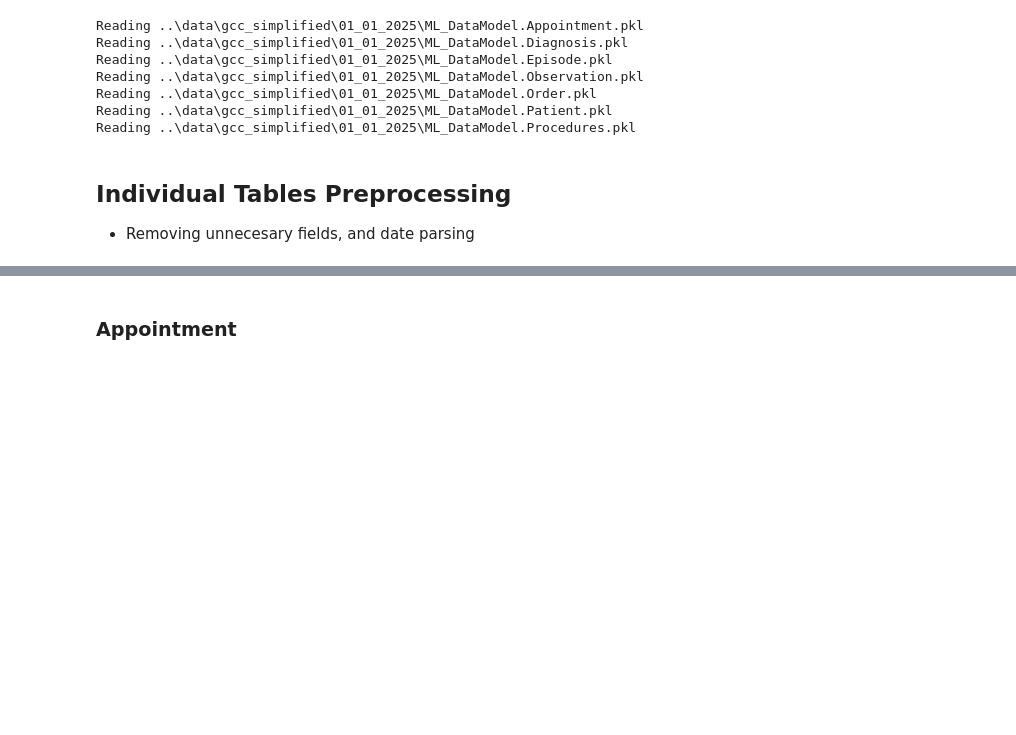
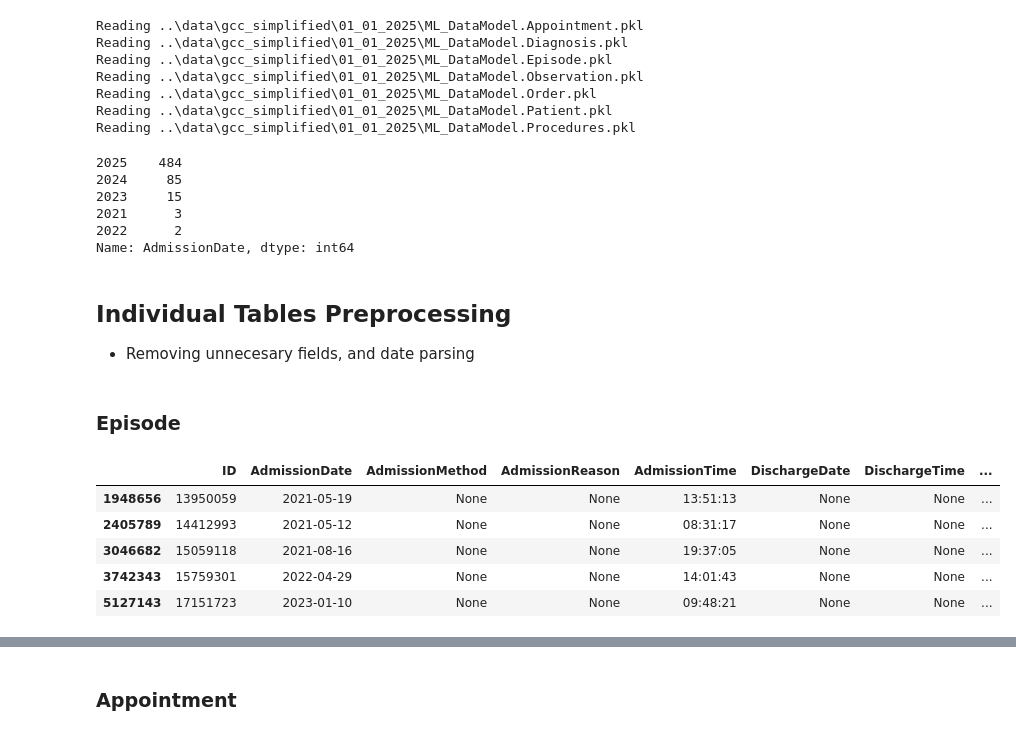
Before and after one commit to JorgeIvanJH/LoS_prediction, a Jupyter notebook: EDA/EDA_GGC.ipynb, the cells around one changed output, grey strips where cells are left out. Drawn from its saved outputs; the diff is of its cells as text; code cells hidden in the pictures; blank space fills up the shorter version.

Commit message:
fix filtering from wrong date column

```diff
--- a/EDA/EDA_GGC.ipynb
+++ b/EDA/EDA_GGC.ipynb
@@ -92,6 +133,15 @@ Reading ..\data\gcc_simplified\01_01_2025\ML_DataModel.Observation.pkl
 Reading ..\data\gcc_simplified\01_01_2025\ML_DataModel.Order.pkl
 Reading ..\data\gcc_simplified\01_01_2025\ML_DataModel.Patient.pkl
 Reading ..\data\gcc_simplified\01_01_2025\ML_DataModel.Procedures.pkl
+# %%
+pd.to_datetime(ALL_dfs["ML_DataModel.Episode"].AdmissionDate).dt.year.value_counts()
+# %% [output]
+2025    484
+2024     85
+2023     15
+2021      3
+2022      2
+Name: AdmissionDate, dtype: int64
 # %% [markdown]
 ## Individual Tables Preprocessing
 - Removing unnecesary fields, and date parsing
@@ -113,3 +163,15 @@ def standard_timestamp(df, date_col = None, time_col = None, default_time: str =
     t = t.fillna(default_time)
     combined = (d + " " + t).where(d.notnull(), np.nan)
     return pd.to_datetime(combined, errors="coerce")
+# %% [markdown]
+### Episode
+# %%
+df = pd.read_pickle("../data/gcc_simplified/01_01_2025/ML_DataModel.Episode.pkl")
+df.head()
+# %% [output]
+|  | ID | AdmissionDate | AdmissionMethod | AdmissionReason | AdmissionTime | DischargeDate | DischargeTime | ... |
+| 1948656 | 13950059 | 2021-05-19 | None | None | 13:51:13 | None | None | ... |
+| 2405789 | 14412993 | 2021-05-12 | None | None | 08:31:17 | None | None | ... |
+| 3046682 | 15059118 | 2021-08-16 | None | None | 19:37:05 | None | None | ... |
+| 3742343 | 15759301 | 2022-04-29 | None | None | 14:01:43 | None | None | ... |
+| 5127143 | 17151723 | 2023-01-10 | None | None | 09:48:21 | None | None | ... |
```
Also changed, not shown: parts of 18 cells of this notebook.
